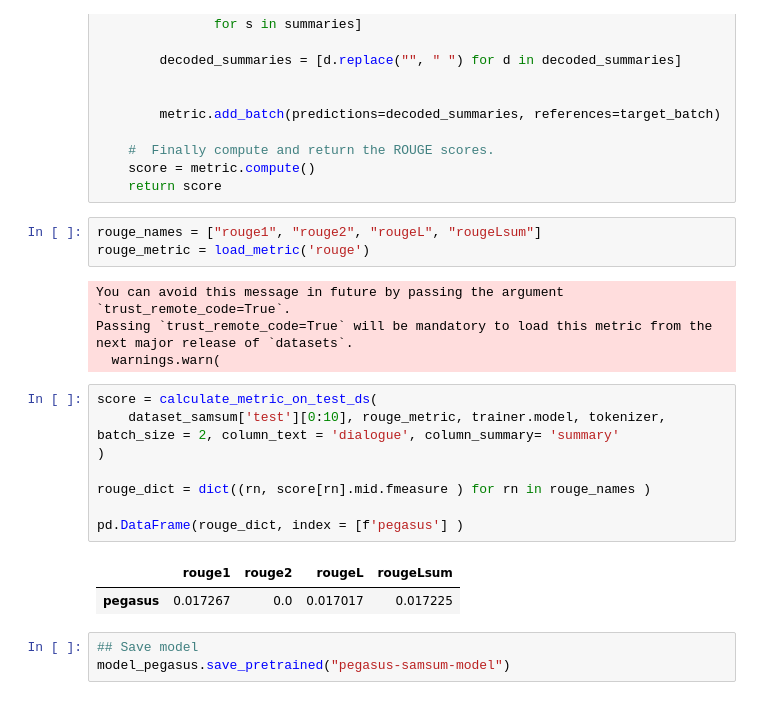
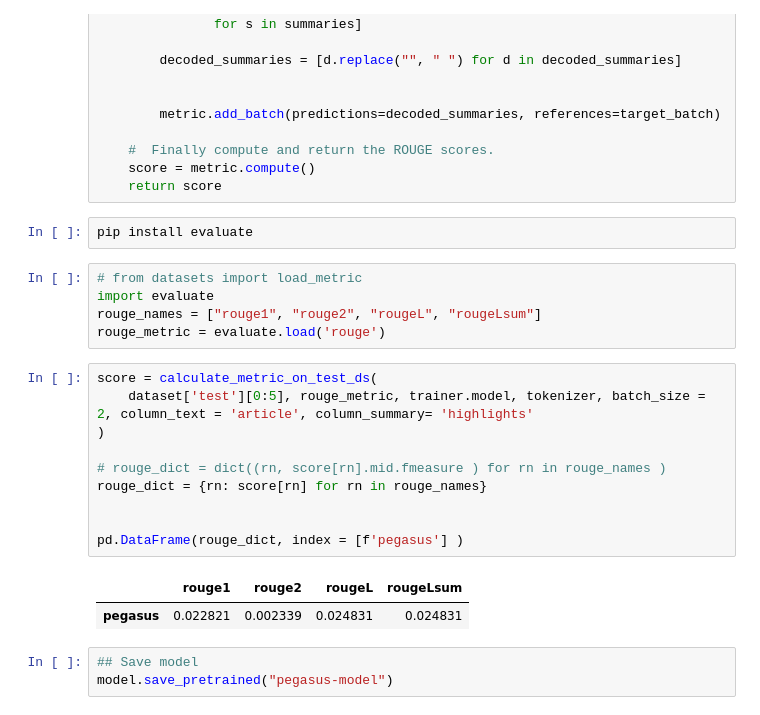
Before and after one commit to WhiteboxHub/Text_summarizarion_finetuning_llm, a Jupyter notebook: text_Summarizer_project.ipynb, the cells around one changed output. Drawn from its saved outputs; the diff is of its cells as text.

```diff
--- a/text_Summarizer_project.ipynb
+++ b/text_Summarizer_project.ipynb
@@ -299,27 +321,29 @@ def calculate_metric_on_test_ds(dataset, metric, model, tokenizer,
     #  Finally compute and return the ROUGE scores.
     score = metric.compute()
     return score
+# %%
+pip install evaluate
 # %%
+# from datasets import load_metric
+import evaluate
 rouge_names = ["rouge1", "rouge2", "rougeL", "rougeLsum"]
-rouge_metric = load_metric('rouge')
+rouge_metric = evaluate.load('rouge')
-# %% [output]
-You can avoid this message in future by passing the argument `trust_remote_code=True`.
-Passing `trust_remote_code=True` will be mandatory to load this metric from the next major release of `datasets`.
-  warnings.warn(
 # %%
 score = calculate_metric_on_test_ds(
-    dataset_samsum['test'][0:10], rouge_metric, trainer.model, tokenizer, batch_size = 2, column_text = 'dialogue', column_summary= 'summary'
+    dataset['test'][0:5], rouge_metric, trainer.model, tokenizer, batch_size = 2, column_text = 'article', column_summary= 'highlights'
 )
 
-rouge_dict = dict((rn, score[rn].mid.fmeasure ) for rn in rouge_names )
+# rouge_dict = dict((rn, score[rn].mid.fmeasure ) for rn in rouge_names )
+rouge_dict = {rn: score[rn] for rn in rouge_names}
+
 
 pd.DataFrame(rouge_dict, index = [f'pegasus'] )
 # %% [output]
 |  | rouge1 | rouge2 | rougeL | rougeLsum |
-| pegasus | 0.017267 | 0.0 | 0.017017 | 0.017225 |
+| pegasus | 0.022821 | 0.002339 | 0.024831 | 0.024831 |
 # %%
 ## Save model
-model_pegasus.save_pretrained("pegasus-samsum-model")
+model.save_pretrained("pegasus-model")
 # %%
 ## Save tokenizer
 tokenizer.save_pretrained("tokenizer")
```
Also changed, not shown: parts of 9 cells of this notebook.
